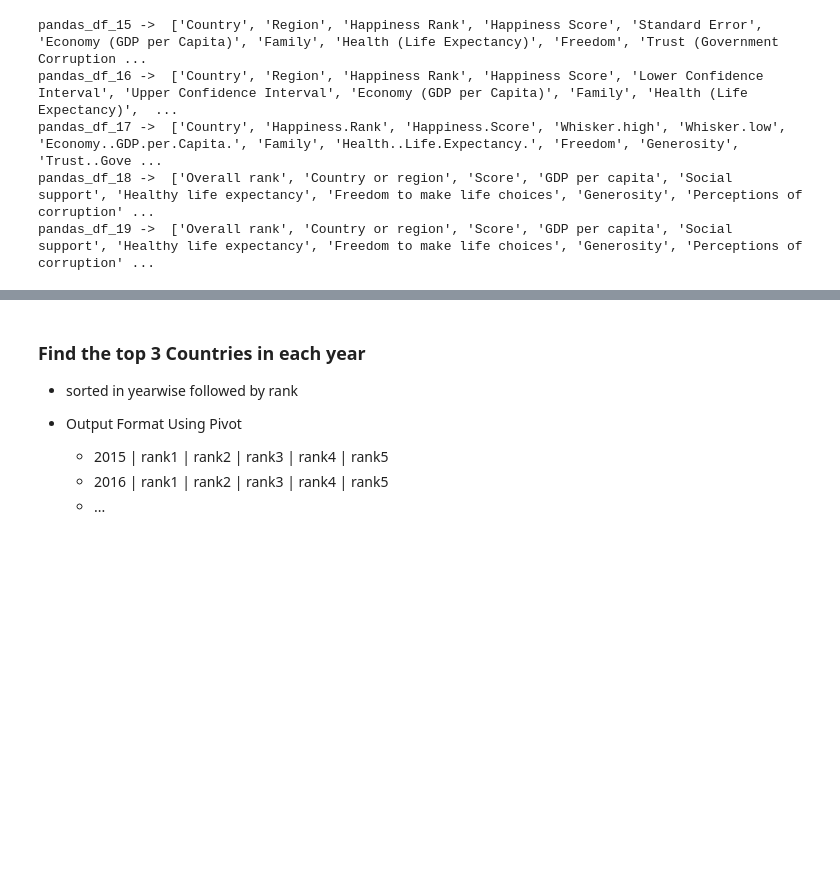
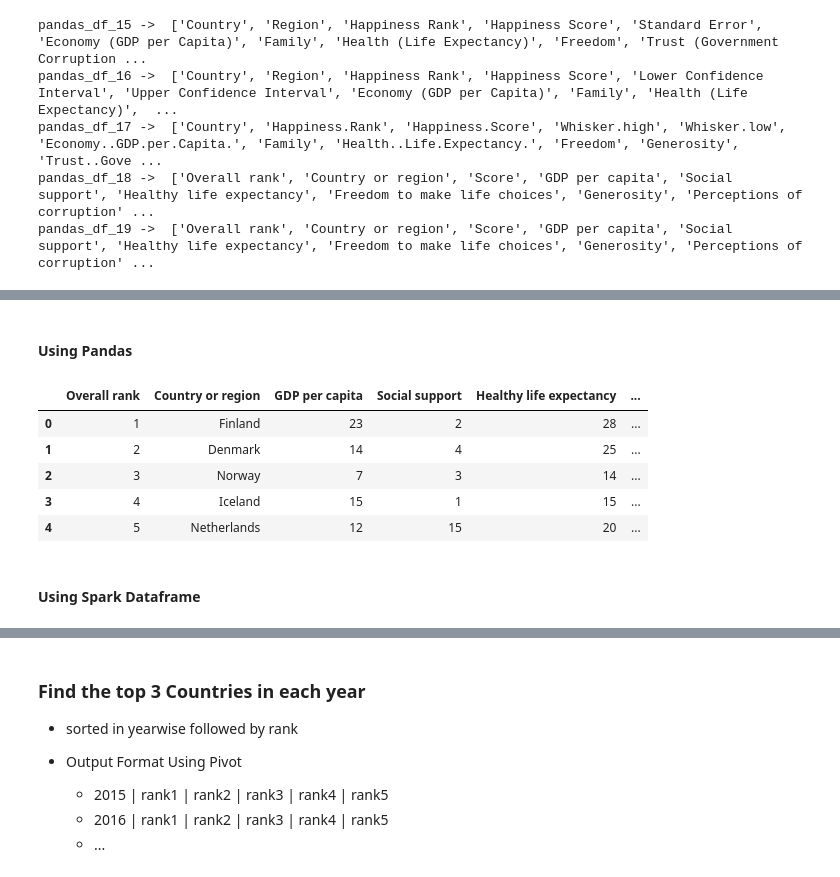
Before and after one commit to abhi011097/Reporting_Spark_-_Sql, a Jupyter notebook: World_Happiness_Report|Pyspark|Pandas|Sql.ipynb, the cells around one changed output, grey strips where cells are left out. Saved outputs shown, nothing was run; the diff lists cells and outputs as text; code cells hidden in the pictures; blank space fills up the shorter version.

```diff
--- a/World_Happiness_Report|Pyspark|Pandas|Sql.ipynb
+++ b/World_Happiness_Report|Pyspark|Pandas|Sql.ipynb
@@ -216,0 +257,20 @@ pandas_df_19 ->  ['Overall rank', 'Country or region', 'Score', 'GDP per capita'
+# %% [markdown]
+#### Using Pandas
+# %%
+pd.concat([pandas_df_19[['Overall rank','Country or region']],pandas_df_19.rank(
+    axis = 0,
+    method = 'min',
+    numeric_only = True,
+    na_option = 'keep',
+    ascending = False,
+    pct = False
+).astype(np.int16).iloc[:,2:]],axis=1).iloc[:5,:]
+# %% [output]
+|  | Overall rank | Country or region | GDP per capita | Social support | Healthy life expectancy | ... |
+| 0 | 1 | Finland | 23 | 2 | 28 | ... |
+| 1 | 2 | Denmark | 14 | 4 | 25 | ... |
+| 2 | 3 | Norway | 7 | 3 | 14 | ... |
+| 3 | 4 | Iceland | 15 | 1 | 15 | ... |
+| 4 | 5 | Netherlands | 12 | 15 | 20 | ... |
+# %% [markdown]
+#### Using Spark Dataframe
```
Also changed, not shown: parts of 11 cells of this notebook.
